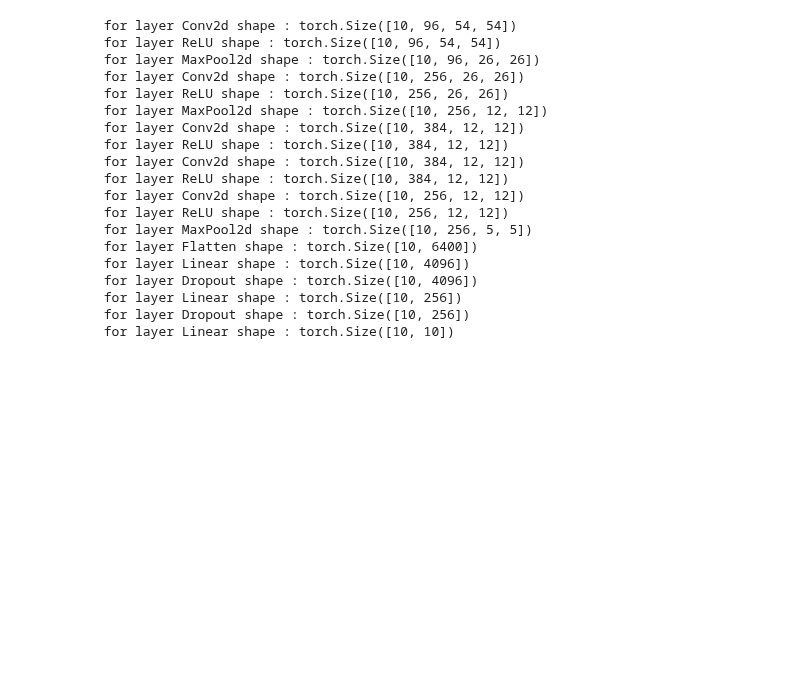
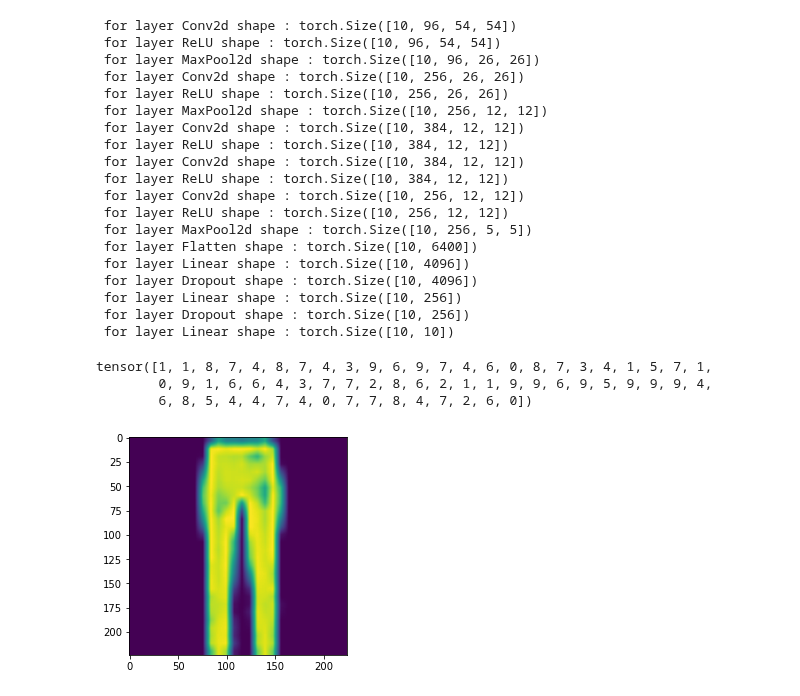
Before and after one commit to fanbyprinciple/d2l-fanbyprinciple, a Jupyter notebook: ch7_modern_convolutional_networks/revisiting/alexnet.ipynb, the cells around one changed output. Drawn from its saved outputs; the diff is of its cells as text; code cells hidden in the pictures; blank space fills up the shorter version.

Commit message:
trained alexnet

```diff
--- a/ch7_modern_convolutional_networks/revisiting/alexnet.ipynb
+++ b/ch7_modern_convolutional_networks/revisiting/alexnet.ipynb
@@ -24,7 +24,7 @@ def look_in_net(net, X):
         out = layer(out)
         print(f" for layer {layer.__class__.__name__} shape : {out.shape}")
 # %%
-X = torch.randn(10,3,224,224)
+X = torch.randn(10,1,224,224)
 
 look_in_net(alexnet, X)
 # %% [output]
@@ -47,3 +47,37 @@ look_in_net(alexnet, X)
  for layer Linear shape : torch.Size([10, 256])
  for layer Dropout shape : torch.Size([10, 256])
  for layer Linear shape : torch.Size([10, 10])
+# %%
+batch_size = 64
+
+import torchvision.transforms as transforms
+from torch.utils.data import DataLoader
+import torchvision.datasets as datasets
+
+my_transforms = transforms.Compose(
+                [
+                 transforms.Resize(224),
+                 transforms.ToTensor()
+                ]
+)
+
+train_dataset = datasets.FashionMNIST(download=False, root="../../data", train=True, transform=my_transforms)
+test_dataset = datasets.FashionMNIST(download=False, root="../../data", train=False, transform=my_transforms)
+
+train_dataloader = DataLoader(train_dataset, batch_size=batch_size, shuffle=True)
+test_dataloader = DataLoader(test_dataset, batch_size=batch_size, shuffle=True)
+# %%
+# we can define a smaller alexnet if we want
+
+for X, y in train_dataloader:
+    break
+
+import matplotlib.pyplot as plt
+
+plt.imshow(X[0].permute(1,2,0))
+print(y)
+# %% [output]
+tensor([1, 1, 8, 7, 4, 8, 7, 4, 3, 9, 6, 9, 7, 4, 6, 0, 8, 7, 3, 4, 1, 5, 7, 1,
+        0, 9, 1, 6, 6, 4, 3, 7, 7, 2, 8, 6, 2, 1, 1, 9, 9, 6, 9, 5, 9, 9, 9, 4,
+        6, 8, 5, 4, 4, 7, 4, 0, 7, 7, 8, 4, 7, 2, 6, 0])
+[figure, added]
```
Also changed, not shown: parts of 10 cells of this notebook, 6 other files.
